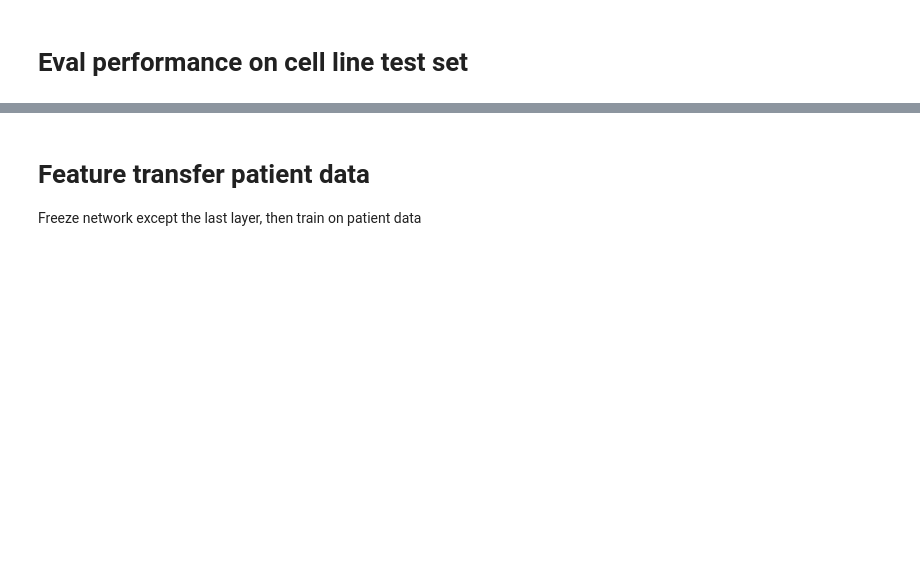
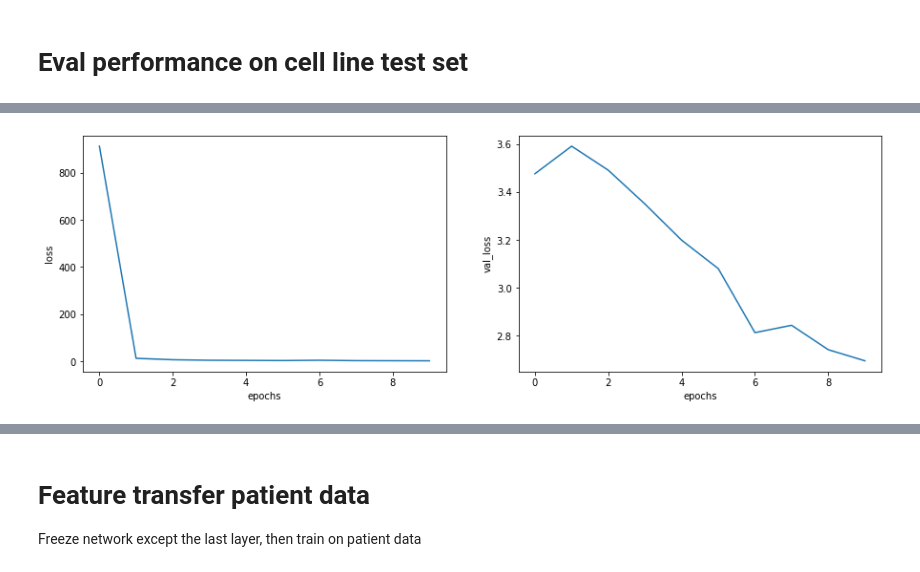
Before and after one commit to nalinimsingh/mm-cell_lines, a Jupyter notebook: feedforwardNN.ipynb, the cells around one changed output, grey strips where cells are left out. Saved outputs shown, nothing was run; the diff lists cells and outputs as text; code cells hidden in the pictures; blank space fills up the shorter version.

```diff
--- a/feedforwardNN.ipynb
+++ b/feedforwardNN.ipynb
@@ -23,0 +31,5 @@ y_cell_test = X_cell_test.mean(axis=1)+np.random.rand(10,)*10
+# %%
+X_bortez_cell_data = bortez_df.drop(columns = ['DepMap_ID','Knockout','Response'])
+X_bortez_cell_data = CCLE_utils.hgnc_to_ensembl(X_bortez_cell_data, map_dict)
+
+y_bortez_cell_data = bortez_df['Response']
@@ -69,0 +117,3 @@ Epoch 100/100
+# %%
+bortez_model = generate_model(X_bortez_cell_train.shape[1])
+bortez_history = bortez_model.fit(X_bortez_cell_train, y_bortez_cell_train, epochs=100, validation_data=(X_bortez_cell_test, y_bortez_cell_test))
@@ -93,0 +201,4 @@ plt.scatter(y_cell_test,model.predict(X_cell_test))
+# %%
+plot_loss(bortez_history.history)
+# %% [output]
+[figure, added]
```
Also changed, not shown: parts of 27 cells of this notebook, 1 other file.
